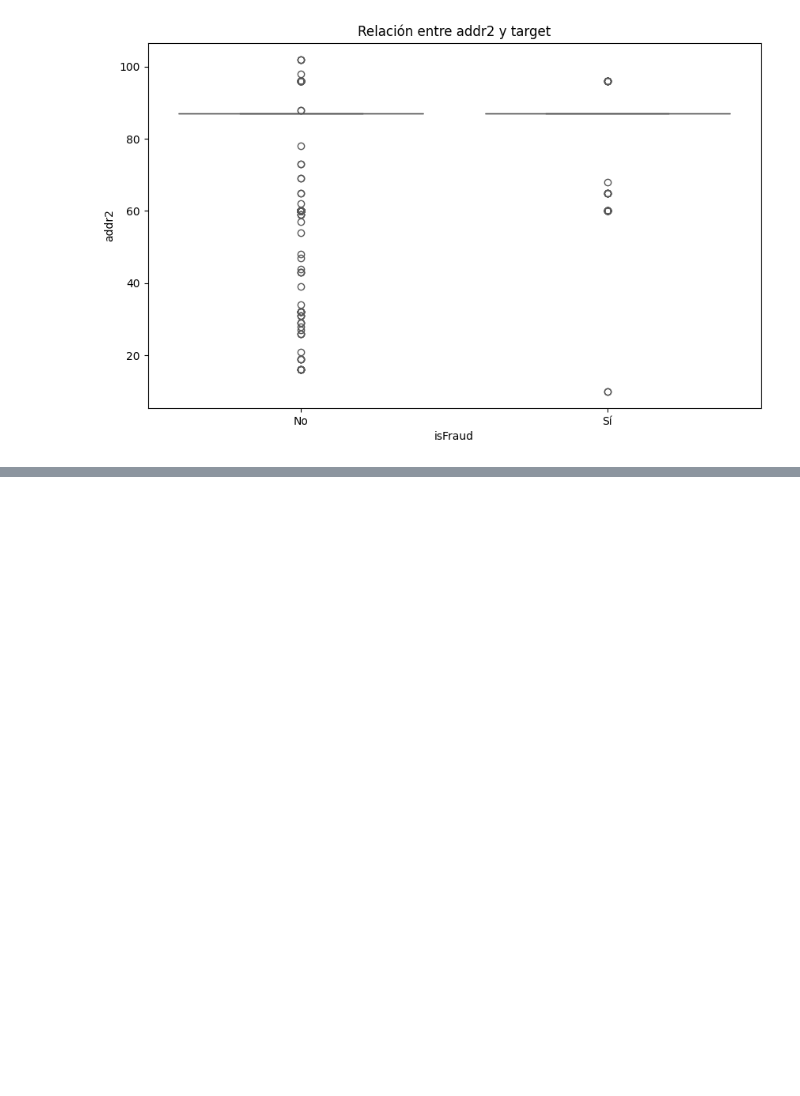
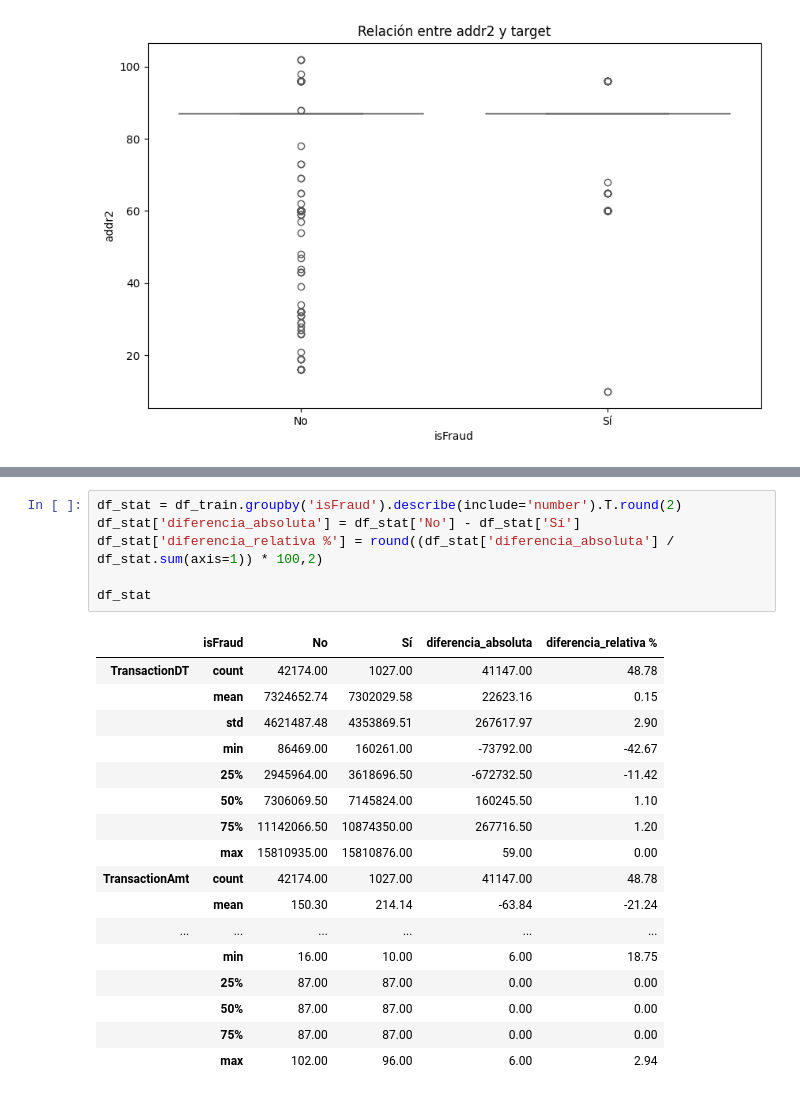
Before and after one commit to JRamos84/deteccion_fraude, a Jupyter notebook: notebooks/01_Exploratiry_Data_Analysis.ipynb, the cells around one changed output, grey strips where cells are left out. Saved outputs shown, nothing was run; the diff lists cells and outputs as text; blank space fills up the shorter version.

```diff
--- a/notebooks/01_Exploratiry_Data_Analysis.ipynb
+++ b/notebooks/01_Exploratiry_Data_Analysis.ipynb
@@ -697,0 +715,24 @@ for column in df_train.select_dtypes(include=['number']).columns:
+# %%
+df_stat = df_train.groupby('isFraud').describe(include='number').T.round(2)
+df_stat['diferencia_absoluta'] = df_stat['No'] - df_stat['Sí']
+df_stat['diferencia_relativa %'] = round((df_stat['diferencia_absoluta'] / df_stat.sum(axis=1)) * 100,2)
+
+df_stat
+# %% [output]
+|  | isFraud | No | Sí | diferencia_absoluta | diferencia_relativa % |
+| TransactionDT | count | 42174.00 | 1027.00 | 41147.00 | 48.78 |
+|  | mean | 7324652.74 | 7302029.58 | 22623.16 | 0.15 |
+|  | std | 4621487.48 | 4353869.51 | 267617.97 | 2.90 |
+|  | min | 86469.00 | 160261.00 | -73792.00 | -42.67 |
+|  | 25% | 2945964.00 | 3618696.50 | -672732.50 | -11.42 |
+|  | 50% | 7306069.50 | 7145824.00 | 160245.50 | 1.10 |
+|  | 75% | 11142066.50 | 10874350.00 | 267716.50 | 1.20 |
+|  | max | 15810935.00 | 15810876.00 | 59.00 | 0.00 |
+| TransactionAmt | count | 42174.00 | 1027.00 | 41147.00 | 48.78 |
+|  | mean | 150.30 | 214.14 | -63.84 | -21.24 |
+| ... | ... | ... | ... | ... | ... |
+|  | min | 16.00 | 10.00 | 6.00 | 18.75 |
+|  | 25% | 87.00 | 87.00 | 0.00 | 0.00 |
+|  | 50% | 87.00 | 87.00 | 0.00 | 0.00 |
+|  | 75% | 87.00 | 87.00 | 0.00 | 0.00 |
+|  | max | 102.00 | 96.00 | 6.00 | 2.94 |
```
Also changed, not shown: parts of 12 cells of this notebook.
